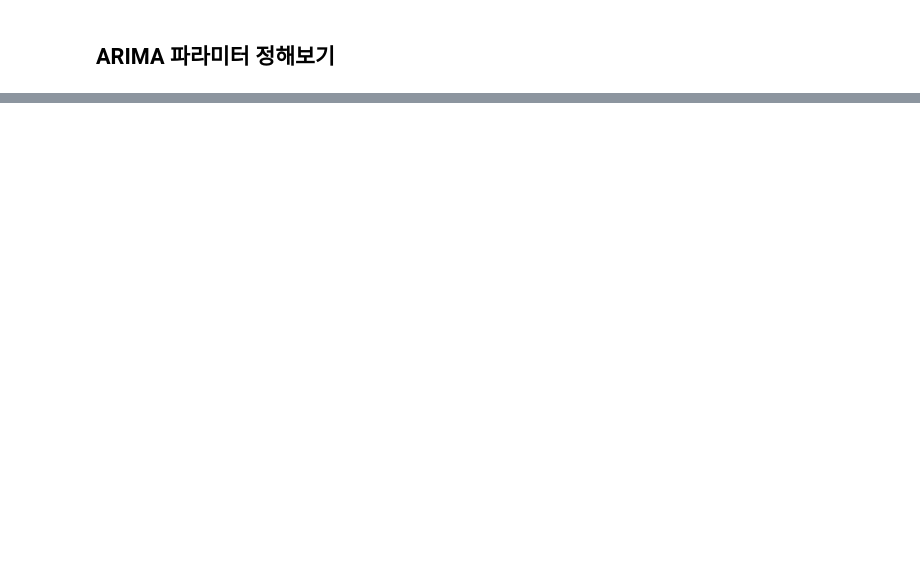
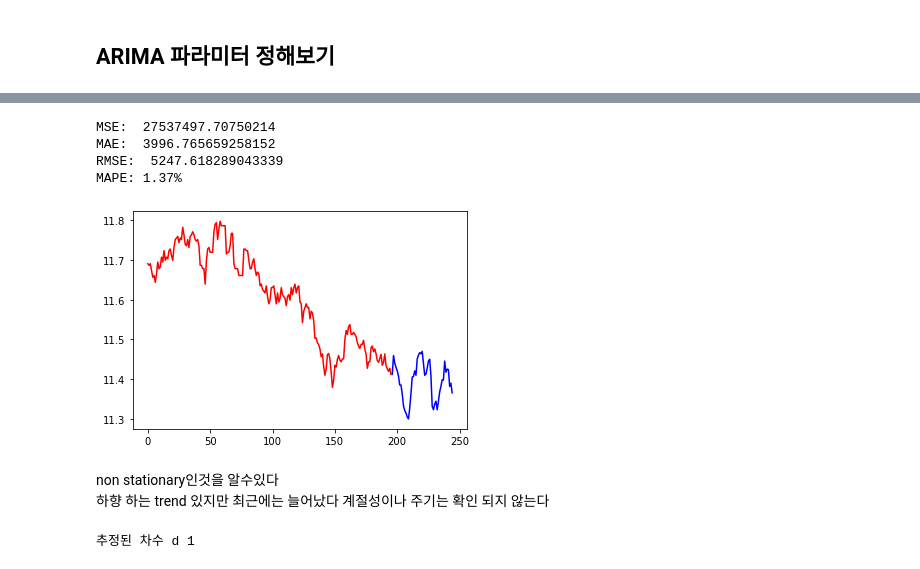
Before and after one commit to meang123/Aiffer_renew_Repository, a Jupyter notebook: AIffel_Exponantioal_node/ARIMA model/EXPO4_ARIMA.ipynb, the cells around one changed output, grey strips where cells are left out. Cells and saved outputs as stored; diff of their text form; code cells hidden in the pictures; blank space fills up the shorter version.

```diff
--- a/AIffel_Exponantioal_node/ARIMA model/EXPO4_ARIMA.ipynb
+++ b/AIffel_Exponantioal_node/ARIMA model/EXPO4_ARIMA.ipynb
@@ -219,0 +372,50 @@ ARIMA (5, 1, 18) >> AIC -1099.9
+# %%
+
+mse = mean_squared_error(np.exp(y_test), np.exp(prediction))
+print('MSE: ', mse)
+
+mae = mean_absolute_error(np.exp(y_test), np.exp(prediction))
+print('MAE: ', mae)
+
+rmse = math.sqrt(mean_squared_error(np.exp(y_test), np.exp(prediction)))
+print('RMSE: ', rmse)
+
+mape = np.mean(np.abs(np.exp(y_pred) - np.exp(y_test))/np.abs(np.exp(y_test)))
+print('MAPE: {:.2f}%'.format(mape*100))
+# %% [output]
+MSE:  27537497.70750214
+MAE:  3996.765659258152
+RMSE:  5247.618289043339
+MAPE: 1.37%
+# %%
+data = pd.read_csv("./ARIMA_data/000660.KS.csv")
+data = data["Close"]  # close 데이터만 다루겠다
+# %%
+data = np.log(data) # 분산 안정화 시킨다
+# %%
+ #80퍼로 train size 나누겠다
+
+
+y_train = data[:int(len(data)*0.8)]
+y_test = data[int(len(data)*0.8):]
+# %%
+# 시각화 하기
+y_train.plot(c="r")
+y_test.plot(c="b")
+plt.show()
+# %% [output]
+[figure, added]
+# %% [markdown]
+non stationary인것을 알수있다
+하향 하는 trend 있지만 최근에는 늘어났다 계절성이나 주기는 확인 되지 않는다
+# %%
+# 몇 차분이 필요한지 알아보기
+
+kpass_diff = ndiffs(y_train,alpha=0.05,test="kpss",max_d=6)
+
+adf_diffs = ndiffs(y_train,alpha=0.05,test="adf",max_d=6)
+n_diffs = max(adf_diffs,kpass_diff)
+
+print("추정된 차수 d {} ".format(n_diffs)) # 1로 차분 하자
+# %% [output]
+추정된 차수 d 1
```
Also changed, not shown: parts of 47 cells of this notebook, 1 other file.
